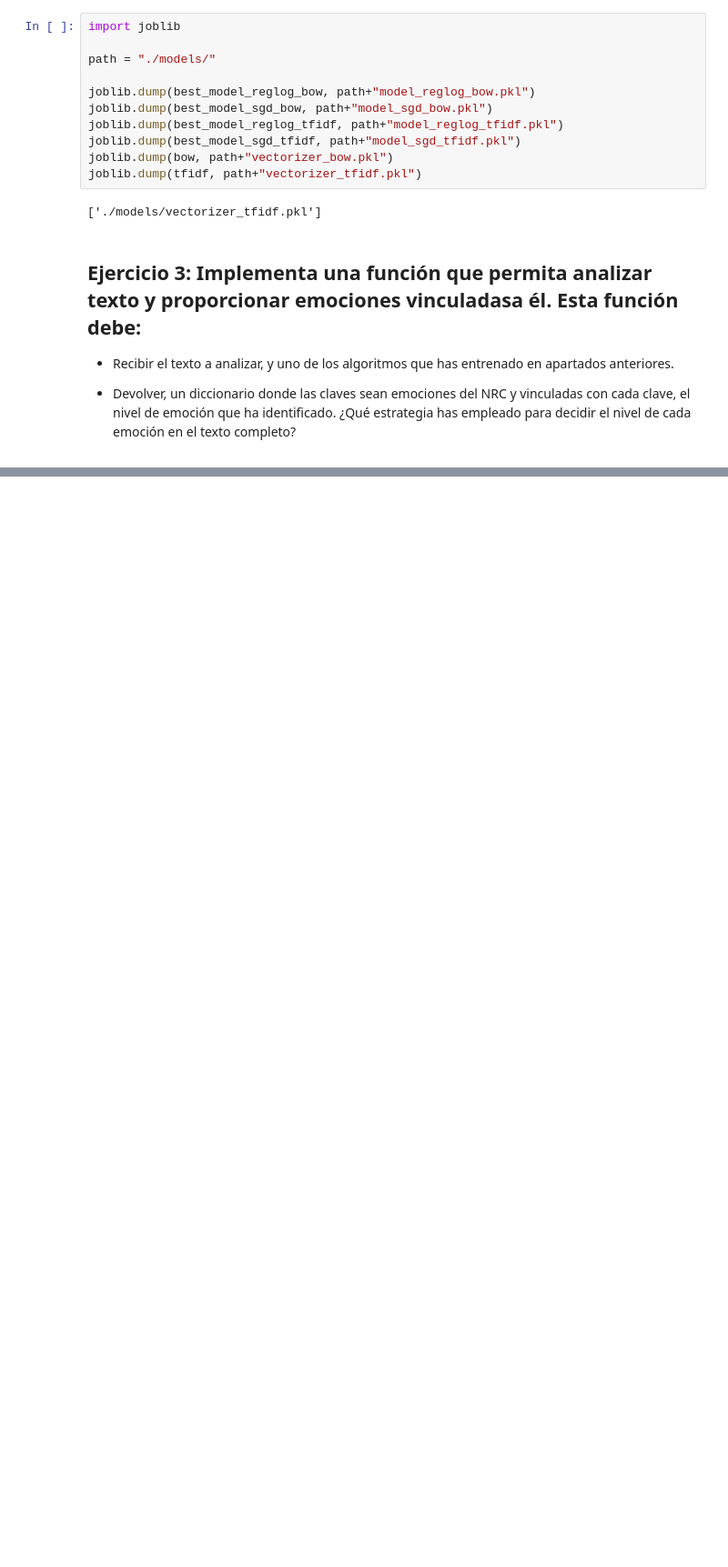
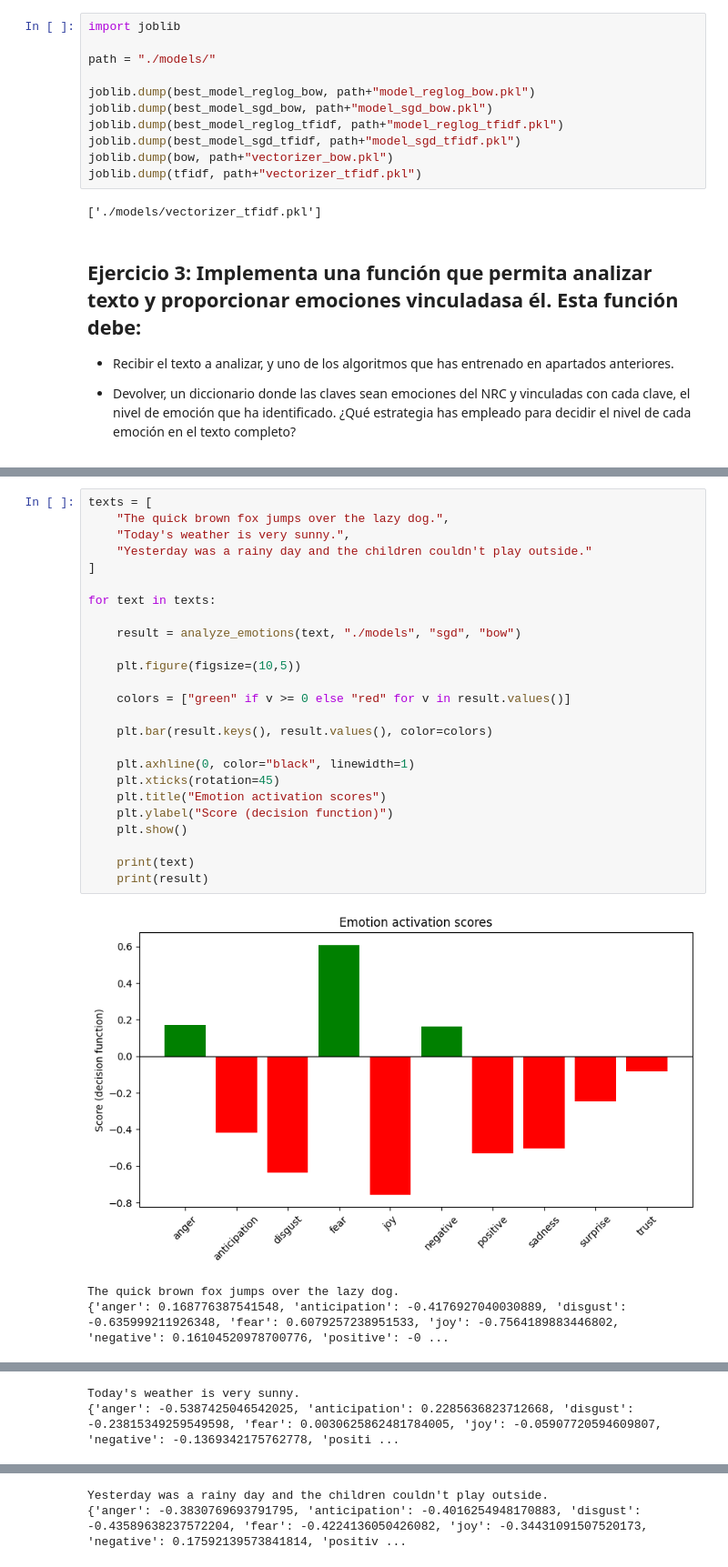
Before and after one commit to agustito37/entregable-procesamiento-lenguaje, a Jupyter notebook: entregable.ipynb, the cells around one changed output, grey strips where cells are left out. Shown at 91% size. Saved outputs shown, nothing was run; the diff lists cells and outputs as text; blank space fills up the shorter version.

```diff
--- a/entregable.ipynb
+++ b/entregable.ipynb
@@ -359,0 +385,29 @@ joblib.dump(tfidf, path+"vectorizer_tfidf.pkl")
+# %%
+texts = [
+    "The quick brown fox jumps over the lazy dog.",
+    "Today's weather is very sunny.",
+    "Yesterday was a rainy day and the children couldn't play outside."
+]
+
+for text in texts:
+
+    result = analyze_emotions(text, "./models", "sgd", "bow")
+
+    plt.figure(figsize=(10,5))
+
+    colors = ["green" if v >= 0 else "red" for v in result.values()]
+
+    plt.bar(result.keys(), result.values(), color=colors)
+
+    plt.axhline(0, color="black", linewidth=1)
+    plt.xticks(rotation=45)
+    plt.title("Emotion activation scores")
+    plt.ylabel("Score (decision function)")
+    plt.show()
+
+    print(text)
+    print(result)
+# %% [output]
+[figure, added]
+The quick brown fox jumps over the lazy dog.
+{'anger': 0.168776387541548, 'anticipation': -0.4176927040030889, 'disgust': -0.635999211926348, 'fear': 0.6079257238951533, 'joy': -0.7564189883446802, 'negative': 0.16104520978700776, 'positive': -0 ...
@@ -359,0 +415,2 @@ joblib.dump(tfidf, path+"vectorizer_tfidf.pkl")
+Today's weather is very sunny.
+{'anger': -0.5387425046542025, 'anticipation': 0.2285636823712668, 'disgust': -0.23815349259549598, 'fear': 0.0030625862481784005, 'joy': -0.05907720594609807, 'negative': -0.1369342175762778, 'positi ...
@@ -359,0 +418,2 @@ joblib.dump(tfidf, path+"vectorizer_tfidf.pkl")
+Yesterday was a rainy day and the children couldn't play outside.
+{'anger': -0.3830769693791795, 'anticipation': -0.4016254948170883, 'disgust': -0.43589638237572204, 'fear': -0.4224136050426082, 'joy': -0.34431091507520173, 'negative': 0.17592139573841814, 'positiv ...
```
Also changed, not shown: parts of 4 cells of this notebook.
